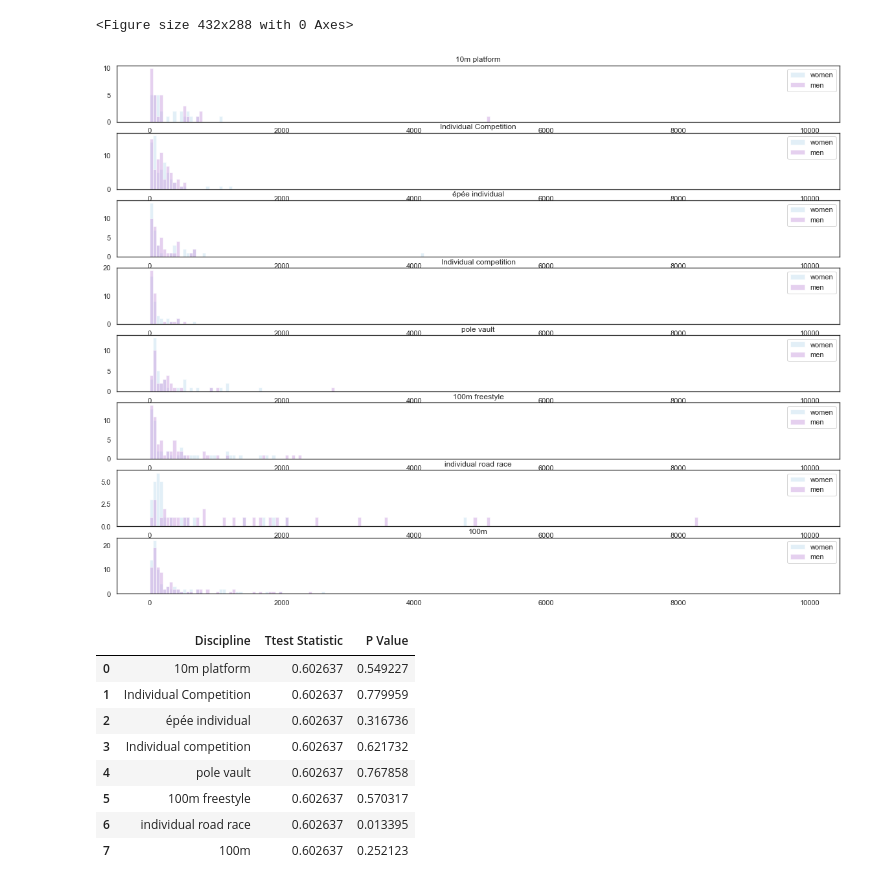
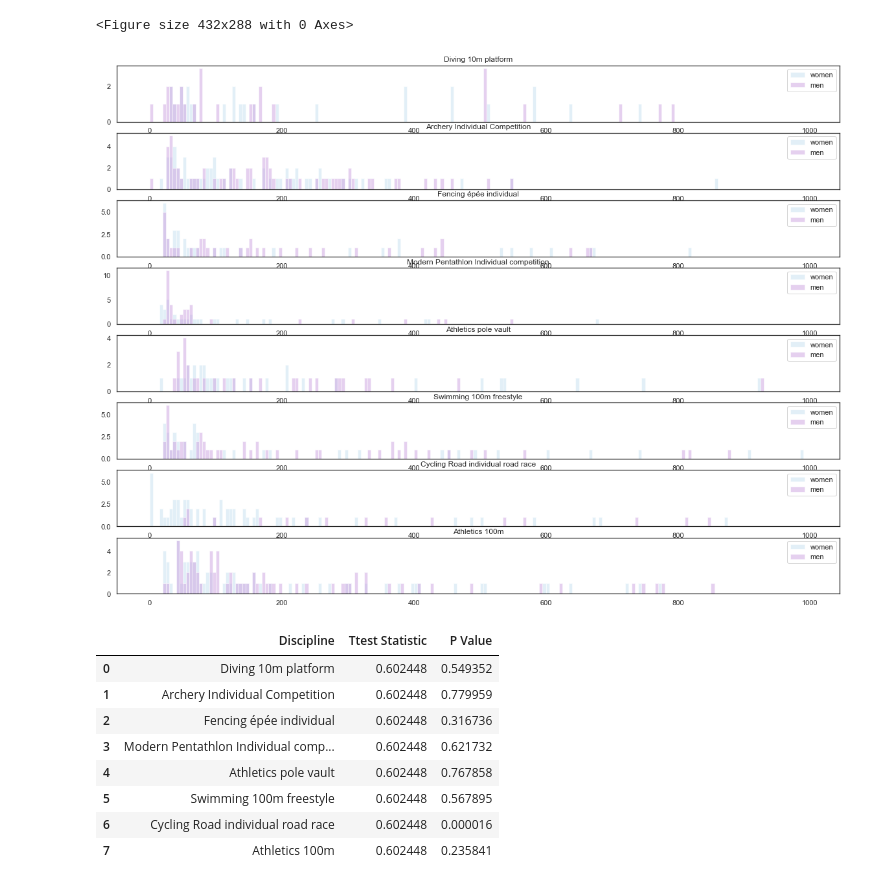
Before and after one commit to Tumbraegel/data-science-project, a Jupyter notebook: Get_Wiki_Count/Data_Analysis.ipynb, the cells around one changed output. Cells and saved outputs as stored; diff of their text form; code cells hidden in the pictures.

```diff
--- a/Get_Wiki_Count/Data_Analysis.ipynb
+++ b/Get_Wiki_Count/Data_Analysis.ipynb
@@ -83,6 +83,14 @@ Ttest_indResult(statistic=1.1493082703811042, pvalue=0.2521228742730568)
 # %%
 # Put all data in one dataframe
 alldata = pd.DataFrame(Diving_10m).append(Archery).append(Fencing_Epee).append(Modern_Pentathlon).append(Pole_Vault).append(Swimming_100m_Freestyle).append(Cycling_Road).append(Athletes_100m)
+# %%
+descriptions = []
+
+for row in alldata.iterrows():
+    desc = row[1][1] + ' ' + row[1][2]
+    descriptions.append(desc)
+
+alldata['Description'] = np.asarray(descriptions)
 # %%
 allmen = alldata.loc[alldata['Gender'] == 'Men']
 allwomen = alldata.loc[alldata['Gender'] == 'Women']
@@ -198,22 +208,22 @@ g = (g.map(plt.hist,"Wiki_Count").set_titles("{col_name}"))
 # %%
 #histograms using normal matplotlib
 men = alldata.loc[alldata['Gender'] == 'Men']
 women = alldata.loc[alldata['Gender'] == 'Women']
-
-bins = range(0, 10000, 50)
+#This plot doesn't show all data
+bins = range(0, 1000, 5)
 
 all_disciplines = np.asarray(alldata.Event.unique())
 amout_of_graphs = len(all_disciplines)
 plt.figure(1)
 fig, ax = plt.subplots(amout_of_graphs,1, figsize=(20,15))
 for row_number in range(0, amout_of_graphs):
     ax[row_number].hist(women.loc[women['Event'] == all_disciplines[row_number]].Wiki_Count, bins, alpha=0.5, label='women')
     ax[row_number].hist(men.loc[men['Event'] == all_disciplines[row_number]].Wiki_Count, bins, alpha=0.5, label='men')
     ax[row_number].legend()
-    ax[row_number].set_title(all_disciplines[row_number])
+    ax[row_number].set_title(alldata.Description.unique()[row_number])
 # %% [output]
 <Figure size 432x288 with 0 Axes>
-[figure, old version]
+[figure, new version]
 # %%
 #all ttests
 # stats.ttest_ind(men['Wiki_Count'], women['Wiki_Count'])
@@ -229,19 +239,19 @@ for discipline in all_disciplines:
     ttest_results.append(ttest_result.statistic)
     pvalues.append(ttest_result.pvalue)
 
-pd.DataFrame({'Discipline' :np.asarray(all_disciplines),
+pd.DataFrame({'Discipline' :np.asarray(alldata.Description.unique()),
               'Ttest Statistic' :np.asarray(ttest_results[0]),
               'P Value': np.asarray(pvalues)})
 # %% [output]
 |  | Discipline | Ttest Statistic | P Value |
-| 0 | 10m platform | 0.602637 | 0.549227 |
-| 1 | Individual Competition | 0.602637 | 0.779959 |
-| 2 | épée individual | 0.602637 | 0.316736 |
-| 3 | Individual competition | 0.602637 | 0.621732 |
-| 4 | pole vault | 0.602637 | 0.767858 |
-| 5 | 100m freestyle | 0.602637 | 0.570317 |
-| 6 | individual road race | 0.602637 | 0.013395 |
-| 7 | 100m | 0.602637 | 0.252123 |
+| 0 | Diving 10m platform | 0.602448 | 0.549352 |
+| 1 | Archery Individual Competition | 0.602448 | 0.779959 |
+| 2 | Fencing épée individual | 0.602448 | 0.316736 |
+| 3 | Modern Pentathlon Individual comp... | 0.602448 | 0.621732 |
+| 4 | Athletics pole vault | 0.602448 | 0.767858 |
+| 5 | Swimming 100m freestyle | 0.602448 | 0.567895 |
+| 6 | Cycling Road individual road race | 0.602448 | 0.000016 |
+| 7 | Athletics 100m | 0.602448 | 0.235841 |
 # %%
 #Number of ppl of specified gender per sport
 #This method is mostly for us
```
Also changed, not shown: parts of 11 cells of this notebook.
